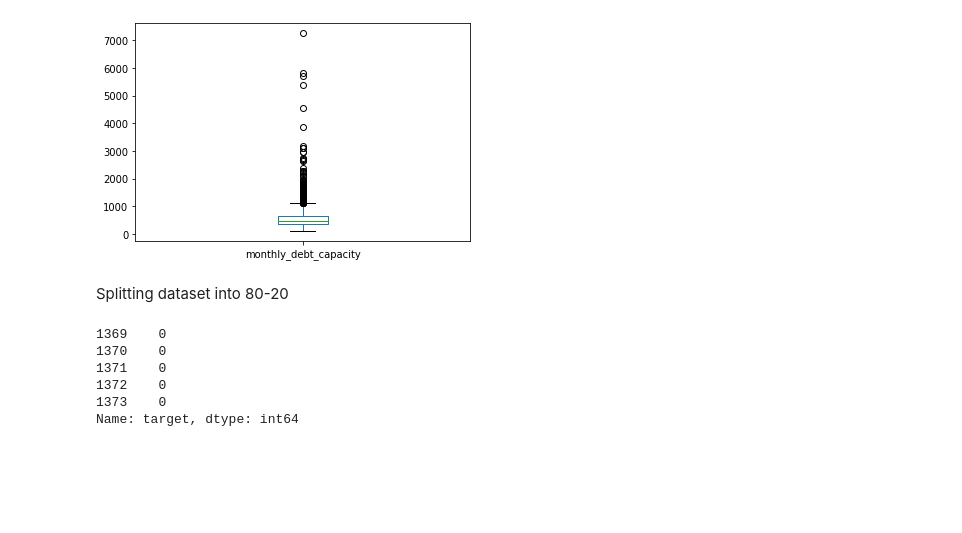
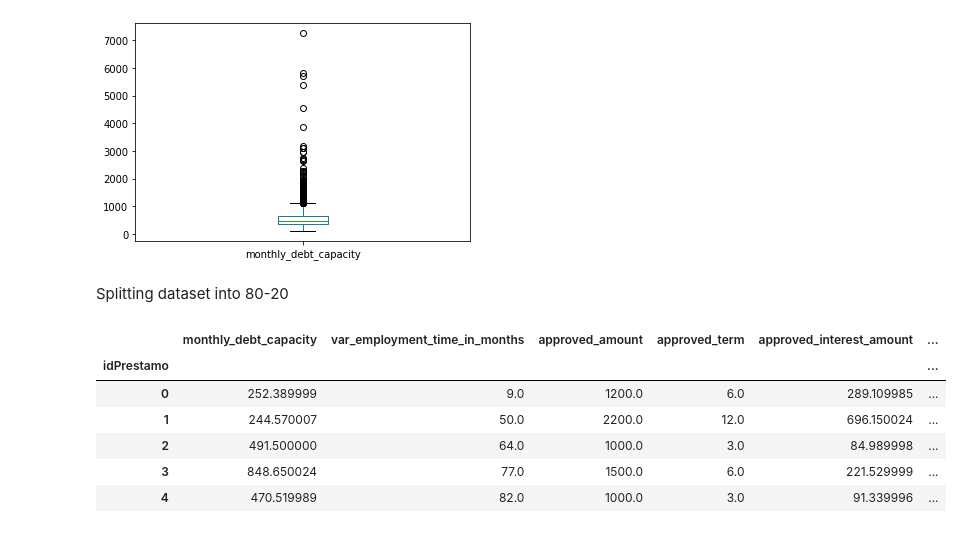
Before and after one commit to AbrahamG20/TPMachineLearning, a Jupyter notebook: TP_Machine_Learning.ipynb, the cells around one changed output. Saved outputs shown, nothing was run; the diff lists cells and outputs as text; code cells hidden in the pictures; blank space fills up the shorter version.

```diff
--- a/TP_Machine_Learning.ipynb
+++ b/TP_Machine_Learning.ipynb
@@ -277,17 +264,8 @@ dtype: object
 Splitting dataset into 80-20
 # %%
 splitIndex = int(x_df.shape[0]*0.8)
-X_train = x_df.iloc[:splitIndex]
-X_test = x_df.iloc[splitIndex:]
+X_train = x_df.iloc[:splitIndex].to_numpy()
+X_test = x_df.iloc[splitIndex:].to_numpy()
 
-Y_train = y_df.iloc[:splitIndex]
-Y_test = y_df.iloc[splitIndex:]
+Y_train = y_df.iloc[:splitIndex].to_numpy()
+Y_test = y_df.iloc[splitIndex:].to_numpy()
-# %%
-Y_train.tail()
-# %% [output]
-1369    0
-1370    0
-1371    0
-1372    0
-1373    0
-Name: target, dtype: int64
@@ -293,0 +276,17 @@ Name: target, dtype: int64
+# %%
+model = Sequential([Dense(8, input_dim=X_test.shape[1], activation='relu'),
+                    Dense(18,activation='relu'),
+                    Dense(25,activation='relu'),
+                    Dense(30,activation='relu'),
+                    Dense(10,activation='relu'),
+                    Dense(3, activation='softmax')])
+model.compile(optimizer='adam', loss='binary_crossentropy', metrics=['accuracy'])
+x_df.head()
+# %% [output]
+|  | monthly_debt_capacity | var_employment_time_in_months | approved_amount | approved_term | approved_interest_amount | ... |
+| idPrestamo |  |  |  |  |  | ... |
+| 0 | 252.389999 | 9.0 | 1200.0 | 6.0 | 289.109985 | ... |
+| 1 | 244.570007 | 50.0 | 2200.0 | 12.0 | 696.150024 | ... |
+| 2 | 491.500000 | 64.0 | 1000.0 | 3.0 | 84.989998 | ... |
+| 3 | 848.650024 | 77.0 | 1500.0 | 6.0 | 221.529999 | ... |
+| 4 | 470.519989 | 82.0 | 1000.0 | 3.0 | 91.339996 | ... |
```
Also changed, not shown: parts of 5 cells of this notebook.
